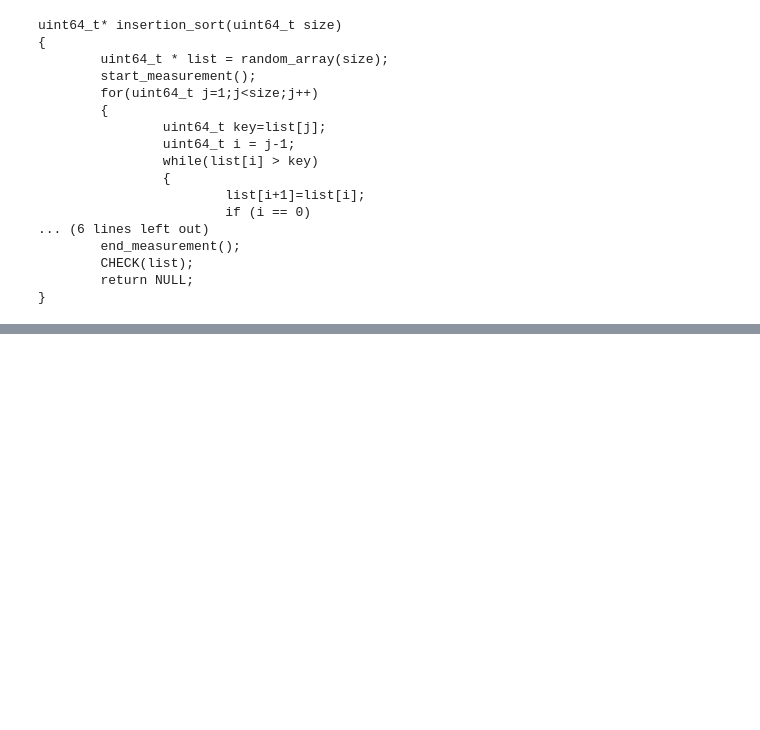
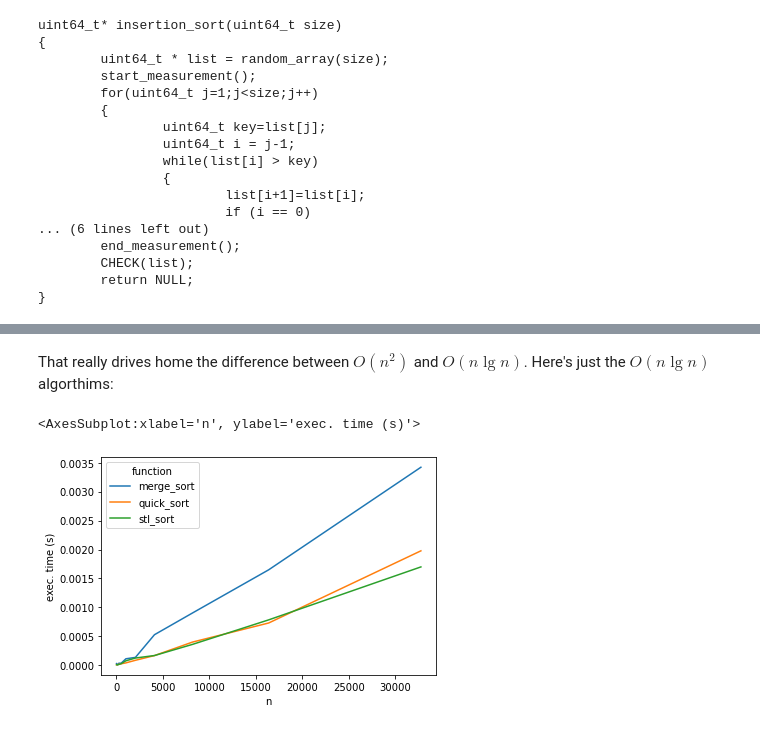
Before and after one commit to NVSL/cfiddle, a Jupyter notebook: examples/sorting.ipynb, the cells around one changed output, grey strips where cells are left out. Drawn from its saved outputs; the diff is of its cells as text; code cells hidden in the pictures; blank space fills up the shorter version.

```diff
--- a/examples/sorting.ipynb
+++ b/examples/sorting.ipynb
@@ -78,0 +143,7 @@ r
+# %% [markdown]
+That really drives home the difference between $O(n^2)$ and $O(n \lg n)$.  Here's just the $O(n \lg n)$ algorthims:
+# %%
+comparison.plot.line(y=["merge_sort", "quick_sort", "stl_sort"], xlabel="n", ylabel="exec. time (s)")
+# %% [output]
+<AxesSubplot:xlabel='n', ylabel='exec. time (s)'>
+[figure, added]
```
Also changed, not shown: parts of 28 cells of this notebook, 3 other files.
